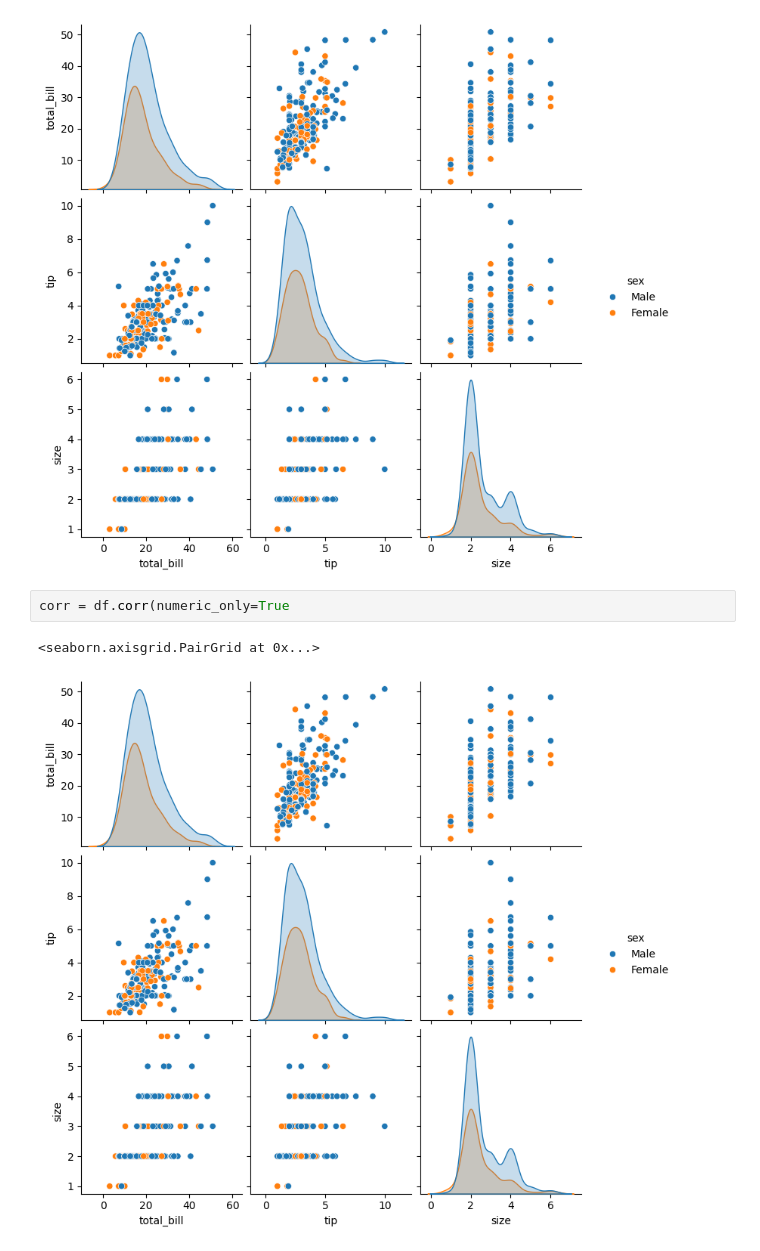
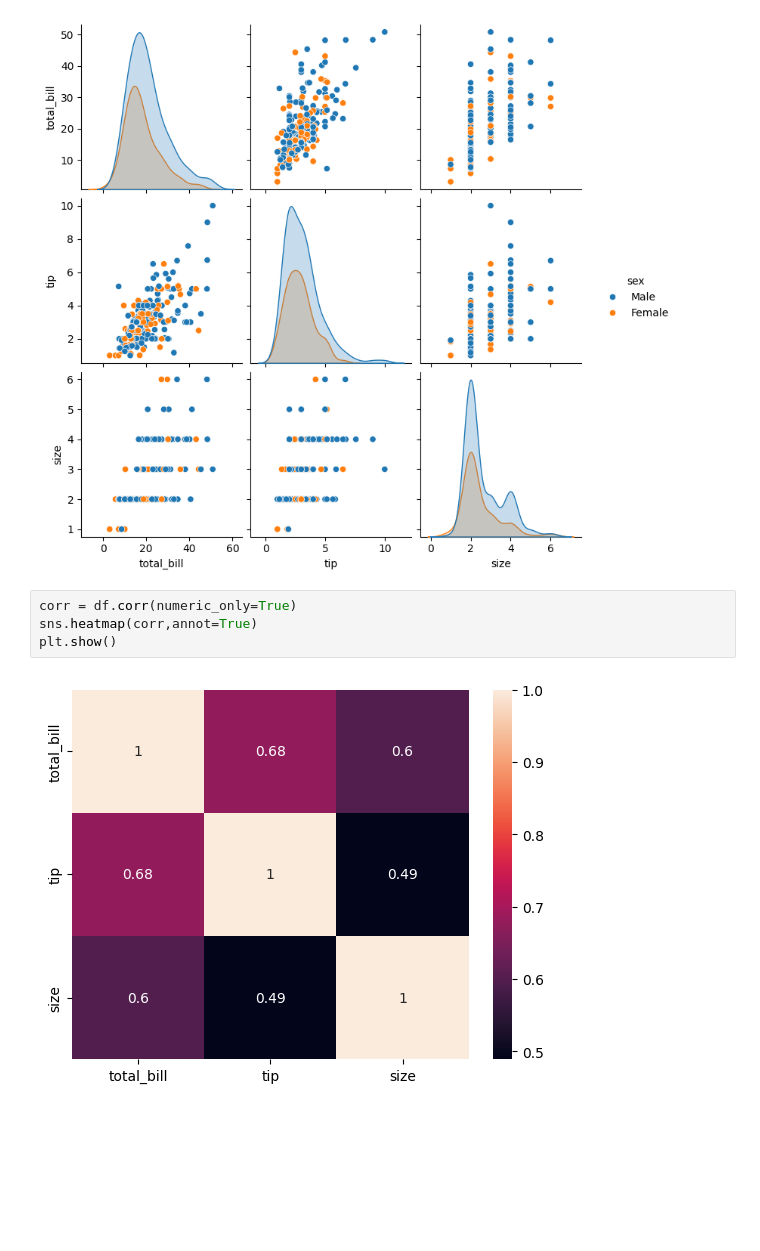
Before and after one commit to Yusra-Shah/Numpy-Pandas-Seaborn-Matplotlib-learning, a Jupyter notebook: Seaborn_practice.ipynb, the cells around one changed output. Saved outputs shown, nothing was run; the diff lists cells and outputs as text; blank space fills up the shorter version.

```diff
--- a/Seaborn_practice.ipynb
+++ b/Seaborn_practice.ipynb
@@ -43,7 +43,8 @@ plt.show()
 # %% [output]
 [figure]
 # %%
-corr = df.corr(numeric_only=True
+corr = df.corr(numeric_only=True)
+sns.heatmap(corr,annot=True)
+plt.show()
 # %% [output]
-<seaborn.axisgrid.PairGrid at 0x...>
-[figure, old version]
+[figure, new version]
```
Also changed, not shown: parts of 3 cells of this notebook, 1 other file.
